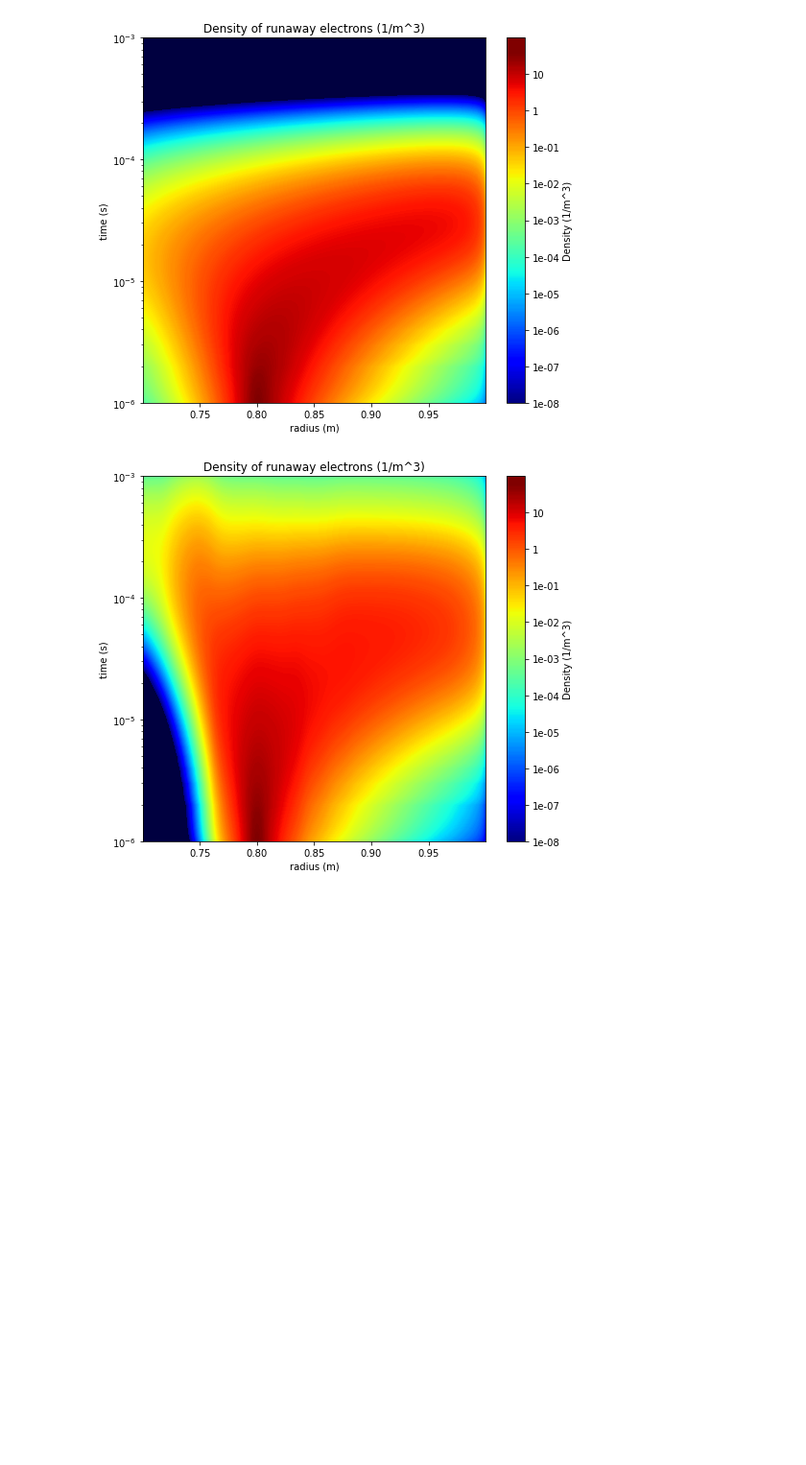
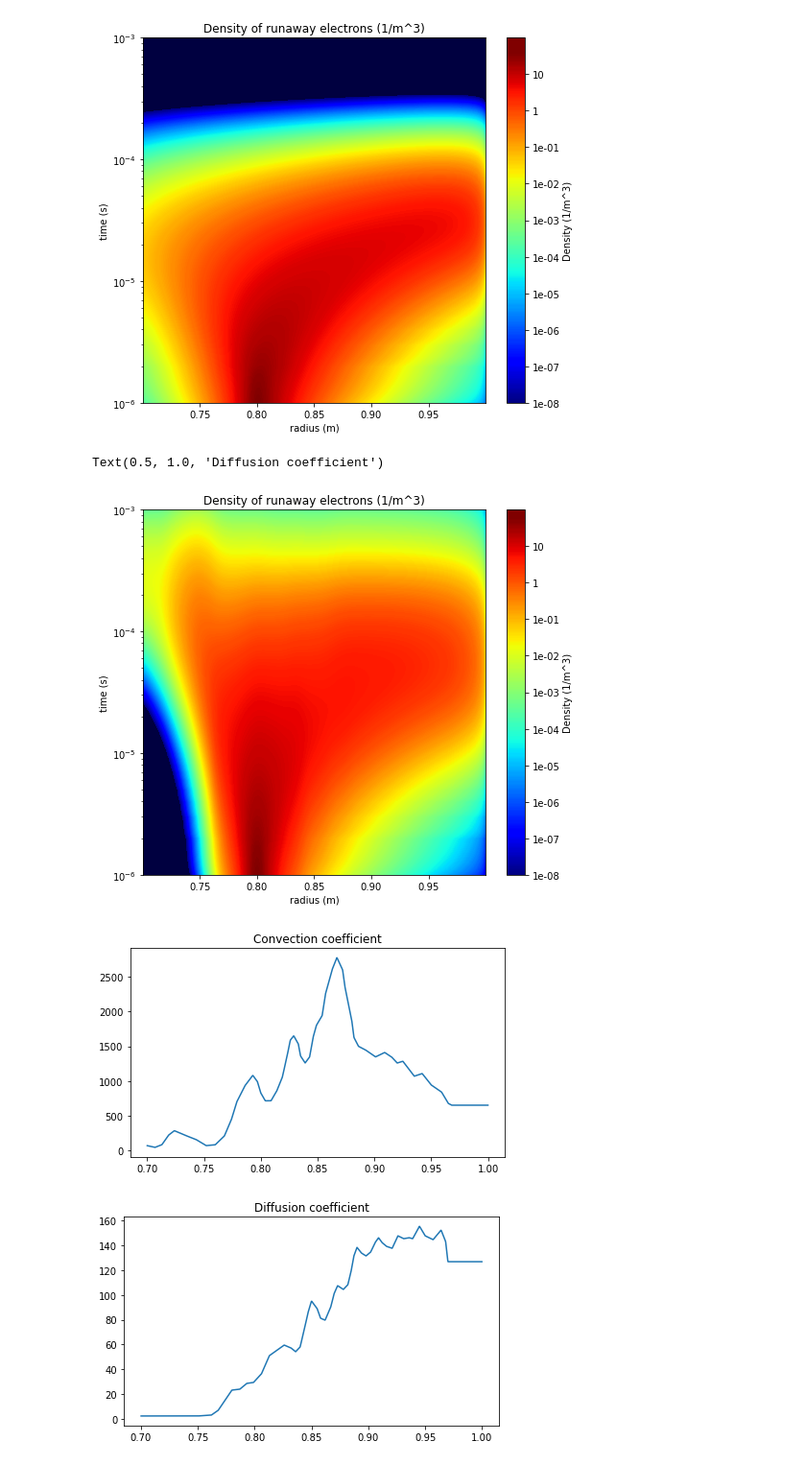
Before and after one commit to leferi99/szakdolgozat, a Jupyter notebook: main_log_EN.ipynb, the cells around one changed output. Shown at 96% size. Cells and saved outputs as stored; diff of their text form; code cells hidden in the pictures; blank space fills up the shorter version.

Commit message:
Coefficient plots at the bottom

```diff
--- a/main_log_EN.ipynb
+++ b/main_log_EN.ipynb
@@ -396,30 +396,40 @@ diracPercentage = 2.5  ## width of Dirac delta (full width from 0 to 0) in perce
 diracWidth = int((nr / 100) * diracPercentage)
 
 ## space dependent diffusion coefficient
 dC = diff_i[:,1]
 diffCoeff = fp.CellVariable(mesh=mesh, value=dC)
 ## space dependent convection coefficient - must be a vector
 cC = conv_i[:,1]
 convCoeff = fp.CellVariable(mesh=mesh, value=[cC])
 
 ## boundary conditions
 gradLeft = (0.,)  ## density gradient (at the "left side of the radius") - must be a vector
 valueRight = 0.  ## density value (at the "right end of the radius")
 n.faceGrad.constrain(gradLeft, where=mesh.facesLeft)  ## applying Neumann boundary condition
 n.constrain(valueRight, mesh.facesRight)  ## applying Dirichlet boundary condition
 convCoeff.setValue(0, where=mesh.x<(R_from + dr))  ## convection coefficient 0 at the inner edge
 
 ## applying initial conditions
 n.setValue(delta_func(mesh.x - diracLoc, diracWidth * dr, diracCoeff))
 ## the PDE
 eq = (fp.TransientTerm() == fp.DiffusionTerm(coeff=diffCoeff)
       - fp.ConvectionTerm(coeff=convCoeff))
 
 ## Solving the PDE and storing the data
 for i in range(nt):
     eq.solve(var=n, dt=dt)
     solution[i,0:nr,1]=copy.deepcopy(n.value)
 
 plot_solution(solution)
+
+fig_conv = plt.figure(figsize=(7,4))
+plt.plot(*conv_i.T)
+plt.title('Convection coefficient')
+fig_diff = plt.figure(figsize=(7,4))
+plt.plot(*diff_i.T)
+plt.title('Diffusion coefficient')
 # %% [output]
+Text(0.5, 1.0, 'Diffusion coefficient')
 [figure]
+[figure, added]
+[figure, added]
```
